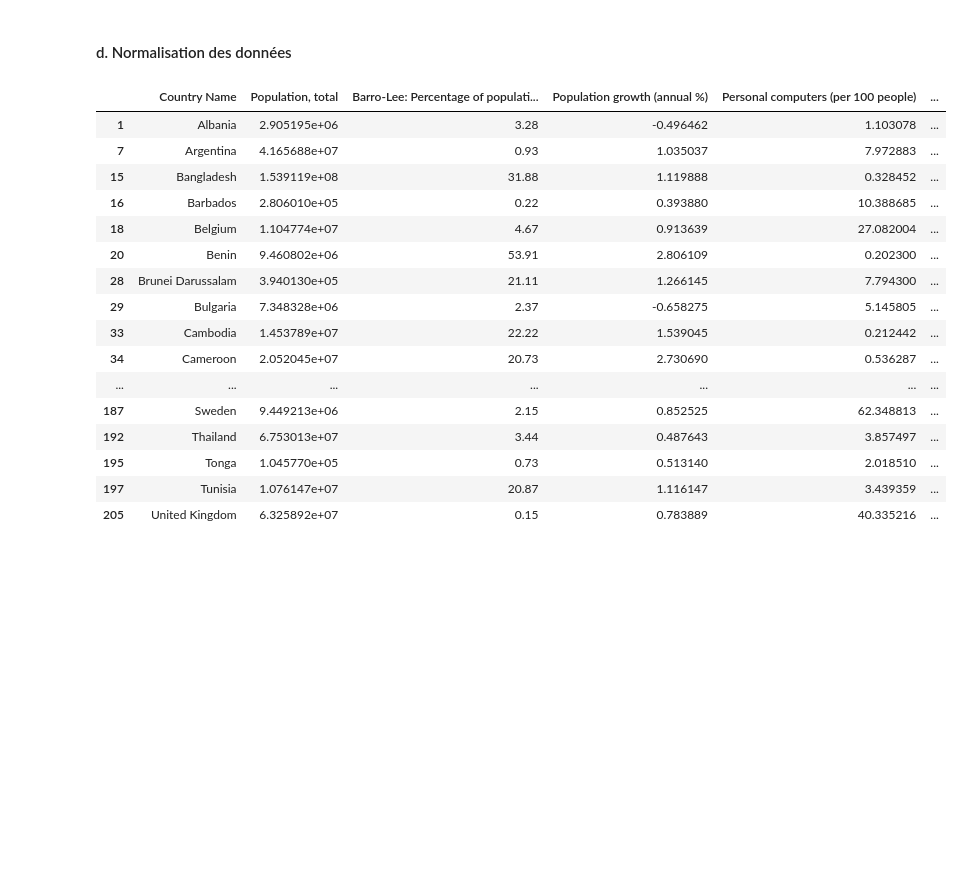
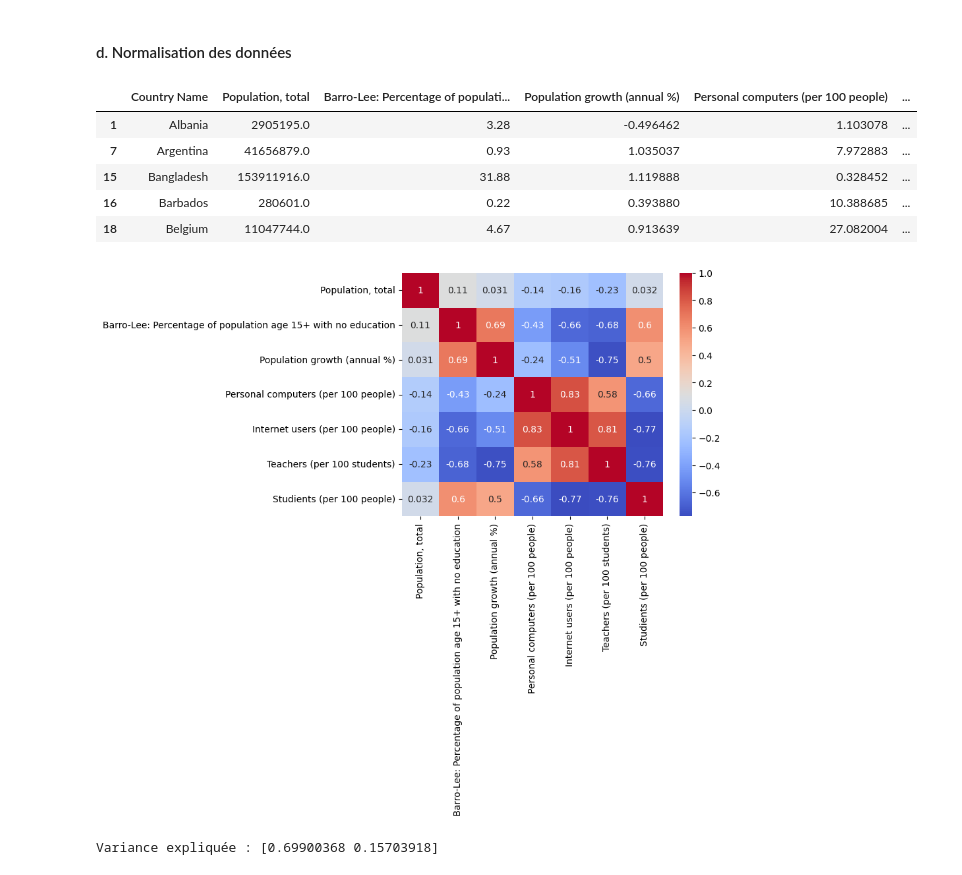
Before and after one commit to NassimNaoui/analyse_systemes_educatifs, a Jupyter notebook: notebooks/Analysez des données de systèmes éducatifs.ipynb, the cells around one changed output. Saved outputs shown, nothing was run; the diff lists cells and outputs as text; code cells hidden in the pictures; blank space fills up the shorter version.

Commit message:
heatmap + pca

```diff
--- a/notebooks/Analysez des données de systèmes éducatifs.ipynb
+++ b/notebooks/Analysez des données de systèmes éducatifs.ipynb
@@ -263,10 +267,6 @@ dic_kpis = {
             'MICS: Secondary completion rate. Male',
             'MICS: Secondary completion rate. Rural',
             'MICS: Secondary completion rate. Urban',
-            'DHS: Primary completion rate. Female',
-            'DHS: Primary completion rate. Male',
-            'DHS: Primary completion rate. Rural',
-            'DHS: Primary completion rate. Urban',
             'UIS: Total net attendance rate, lower secondary, female (%)',
             'UIS: Total net attendance rate, lower secondary, male (%)',
             'UIS: Total net attendance rate, lower secondary, rural, both sexes (%)',
@@ -465,22 +464,27 @@ df_data_final = df_data_final.dropna()
 df_data_final = df_data_final.loc[:,['Country Name','Population, total','Barro-Lee: Percentage of population age 15+ with no education','Population growth (annual %)',
                                     'Personal computers (per 100 people)','Internet users (per 100 people)','Teachers (per 100 students)','Studients (per 100 people)']]
 # %%
-df_data_final
+df_data_final.head(5)
 # %% [output]
 |  | Country Name | Population, total | Barro-Lee: Percentage of populati... | Population growth (annual %) | Personal computers (per 100 people) | ... |
-| 1 | Albania | 2.905195e+06 | 3.28 | -0.496462 | 1.103078 | ... |
-| 7 | Argentina | 4.165688e+07 | 0.93 | 1.035037 | 7.972883 | ... |
-| 15 | Bangladesh | 1.539119e+08 | 31.88 | 1.119888 | 0.328452 | ... |
-| 16 | Barbados | 2.806010e+05 | 0.22 | 0.393880 | 10.388685 | ... |
-| 18 | Belgium | 1.104774e+07 | 4.67 | 0.913639 | 27.082004 | ... |
-| 20 | Benin | 9.460802e+06 | 53.91 | 2.806109 | 0.202300 | ... |
-| 28 | Brunei Darussalam | 3.940130e+05 | 21.11 | 1.266145 | 7.794300 | ... |
-| 29 | Bulgaria | 7.348328e+06 | 2.37 | -0.658275 | 5.145805 | ... |
-| 33 | Cambodia | 1.453789e+07 | 22.22 | 1.539045 | 0.212442 | ... |
-| 34 | Cameroon | 2.052045e+07 | 20.73 | 2.730690 | 0.536287 | ... |
-| ... | ... | ... | ... | ... | ... | ... |
-| 187 | Sweden | 9.449213e+06 | 2.15 | 0.852525 | 62.348813 | ... |
-| 192 | Thailand | 6.753013e+07 | 3.44 | 0.487643 | 3.857497 | ... |
-| 195 | Tonga | 1.045770e+05 | 0.73 | 0.513140 | 2.018510 | ... |
-| 197 | Tunisia | 1.076147e+07 | 20.87 | 1.116147 | 3.439359 | ... |
-| 205 | United Kingdom | 6.325892e+07 | 0.15 | 0.783889 | 40.335216 | ... |
+| 1 | Albania | 2905195.0 | 3.28 | -0.496462 | 1.103078 | ... |
+| 7 | Argentina | 41656879.0 | 0.93 | 1.035037 | 7.972883 | ... |
+| 15 | Bangladesh | 153911916.0 | 31.88 | 1.119888 | 0.328452 | ... |
+| 16 | Barbados | 280601.0 | 0.22 | 0.393880 | 10.388685 | ... |
+| 18 | Belgium | 11047744.0 | 4.67 | 0.913639 | 27.082004 | ... |
+# %%
+corr = df_data_final.drop(columns=['Country Name']).corr()
+sns.heatmap(corr, annot=True, cmap="coolwarm")
+plt.show()
+# %% [output]
+[figure, added]
+# %%
+scaler = StandardScaler()
+X_scaled = scaler.fit_transform(df_data_final.drop(columns=['Country Name','Population, total']))
+
+pca = PCA(n_components=2)
+X_pca = pca.fit_transform(X_scaled)
+
+print("Variance expliquée :", pca.explained_variance_ratio_)
+# %% [output]
+Variance expliquée : [0.69900368 0.15703918]
```
Also changed, not shown: parts of 4 cells of this notebook, 1 other file.
